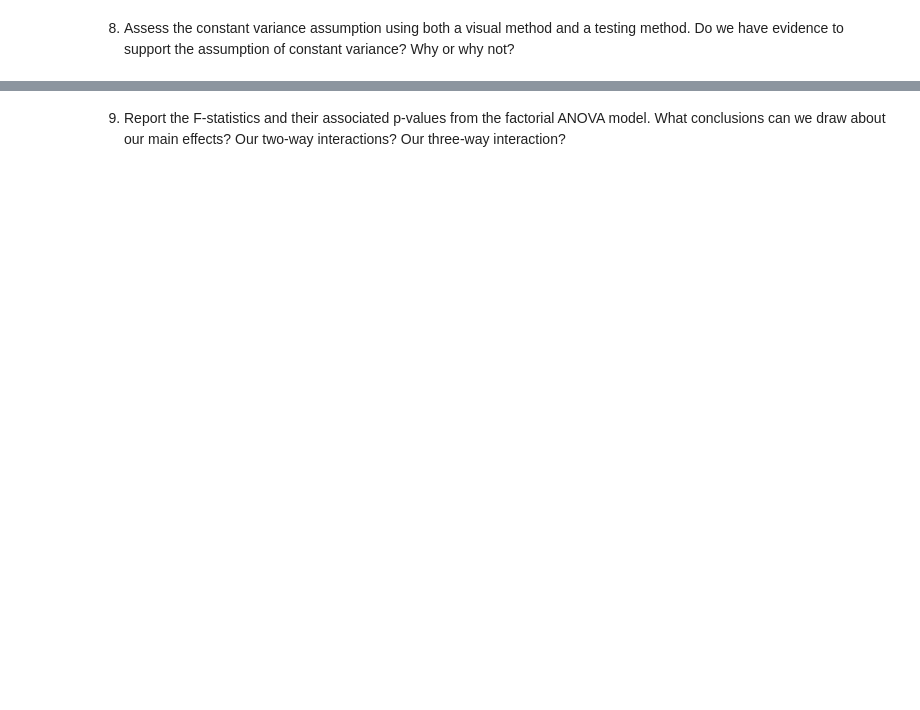
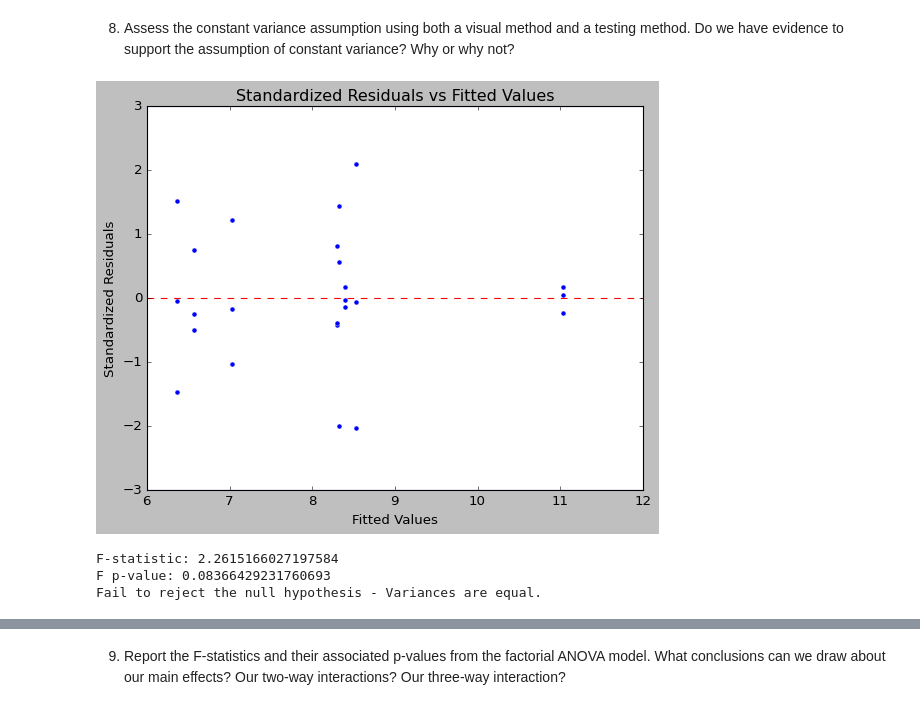
Before and after one commit to elo-meriem/STAT-7220-Applied-Experimental-Design, a Jupyter notebook: Assignments/HW3/STAT-7220-HW3.ipynb, the cells around one changed output, grey strips where cells are left out. Saved outputs shown, nothing was run; the diff lists cells and outputs as text; code cells hidden in the pictures; blank space fills up the shorter version.

```diff
--- a/Assignments/HW3/STAT-7220-HW3.ipynb
+++ b/Assignments/HW3/STAT-7220-HW3.ipynb
@@ -200,3 +307,48 @@ for factor in factors:
 8.  Assess the constant variance assumption using both a visual method and a testing method. Do we have evidence to support the assumption of constant variance? Why or why not?
 # %%
 ## Question 8 Code ##
+
+#Homogeneity of Variance
+#Standardized Residuals vs Fitted
+
+import seaborn as sns
+
+standardized_residuals = model.get_influence().resid_studentized_internal
+fitted_values = model.fittedvalues
+
+plt.figure(figsize=(8, 6))
+sns.scatterplot(x=fitted_values, y=standardized_residuals)
+
+plt.axhline(y=0, linestyle='dashed', color='red')
+plt.axhline(y=3, color='blue')
+plt.axhline(y=-3, color='blue')
+
+plt.xlabel("Fitted Values")
+plt.ylabel("Standardized Residuals")
+plt.title("Standardized Residuals vs Fitted Values")
+plt.style.use('classic')
+plt.show()
+
+## Run B-P Test ##
+
+bp_test = het_breuschpagan(residuals, model.model.exog)
+
+## Extract F-statistic ##
+
+f_statistic = bp_test[2]
+
+## Extract its P-Value ##
+
+f_p_value = bp_test[3]
+
+print(f"F-statistic: {f_statistic}")
+print(f"F p-value: {f_p_value}")
+if f_p_value < 0.05:
+    print("Reject the null hypothesis - Variances are not equal.")
+else:
+    print("Fail to reject the null hypothesis - Variances are equal.")
+# %% [output]
+[figure, added]
+F-statistic: 2.2615166027197584
+F p-value: 0.08366429231760693
+Fail to reject the null hypothesis - Variances are equal.
```
Also changed, not shown: parts of 10 cells of this notebook.
